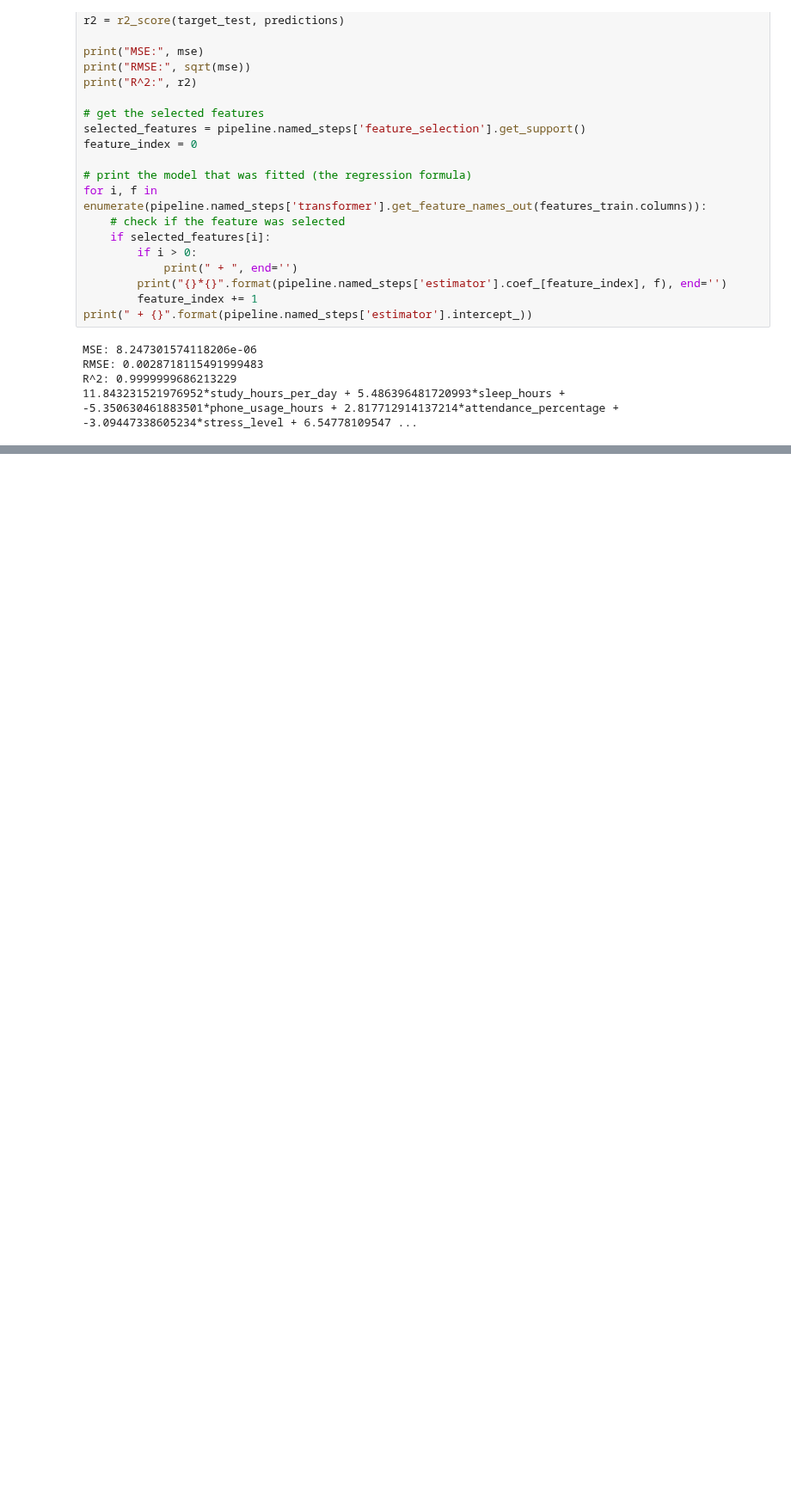
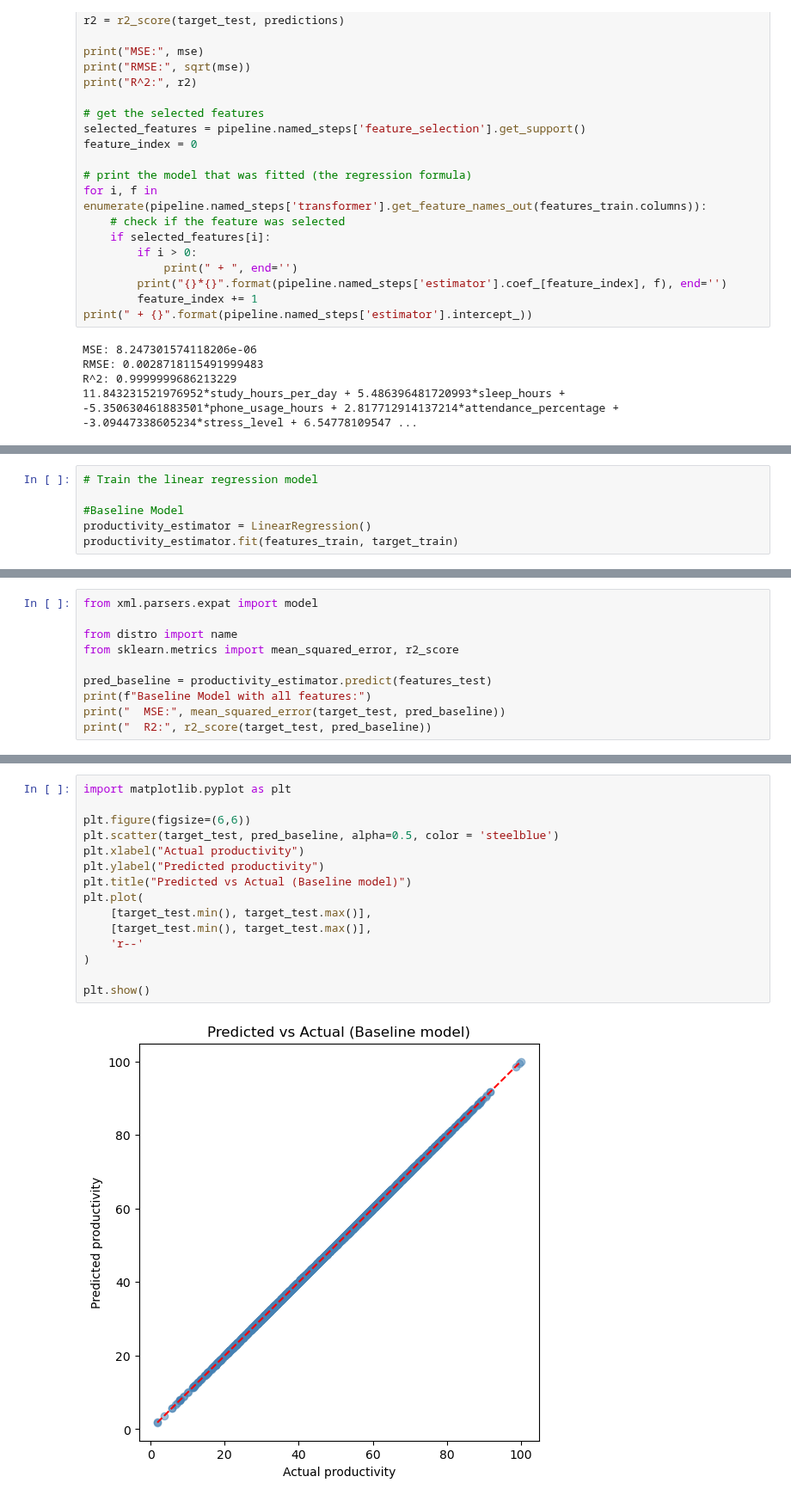
Before and after one commit to ingrid917/Student-Productivity-Prediction, a Jupyter notebook: main.ipynb, the cells around one changed output, grey strips where cells are left out. Shown at 86% size. Cells and saved outputs as stored; diff of their text form; blank space fills up the shorter version.

Commit message:
Model using all features (without preproccesing)

```diff
--- a/main.ipynb
+++ b/main.ipynb
@@ -533,0 +528,6 @@ R^2: 0.9999999686213229
+# %%
+# Train the linear regression model
+
+#Baseline Model
+productivity_estimator = LinearRegression()
+productivity_estimator.fit(features_train, target_train)
@@ -533,0 +536,10 @@ R^2: 0.9999999686213229
+# %%
+from xml.parsers.expat import model
+
+from distro import name
+from sklearn.metrics import mean_squared_error, r2_score
+
+pred_baseline = productivity_estimator.predict(features_test)
+print(f"Baseline Model with all features:")
+print("  MSE:", mean_squared_error(target_test, pred_baseline))
+print("  R2:", r2_score(target_test, pred_baseline))
@@ -533,0 +550,17 @@ R^2: 0.9999999686213229
+# %%
+import matplotlib.pyplot as plt
+
+plt.figure(figsize=(6,6))
+plt.scatter(target_test, pred_baseline, alpha=0.5, color = 'steelblue')
+plt.xlabel("Actual productivity")
+plt.ylabel("Predicted productivity")
+plt.title("Predicted vs Actual (Baseline model)")
+plt.plot(
+    [target_test.min(), target_test.max()],
+    [target_test.min(), target_test.max()],
+    'r--'
+)
+
+plt.show()
+# %% [output]
+[figure, added]
```
Also changed, not shown: parts of 7 cells of this notebook.
